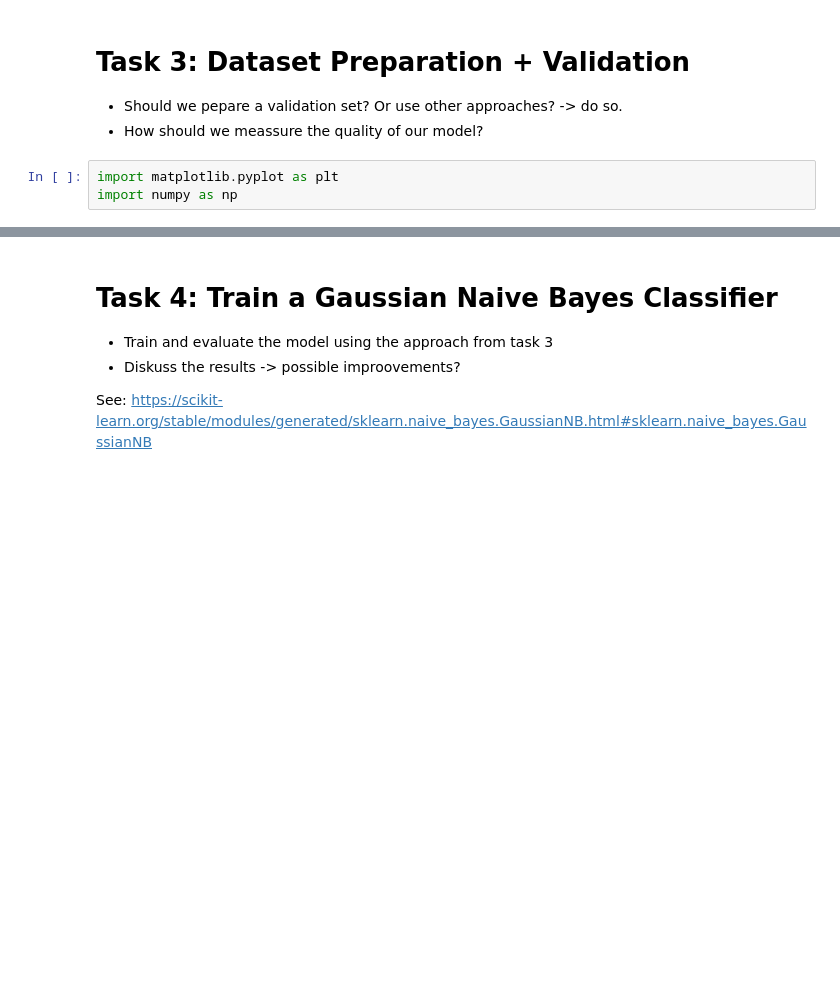
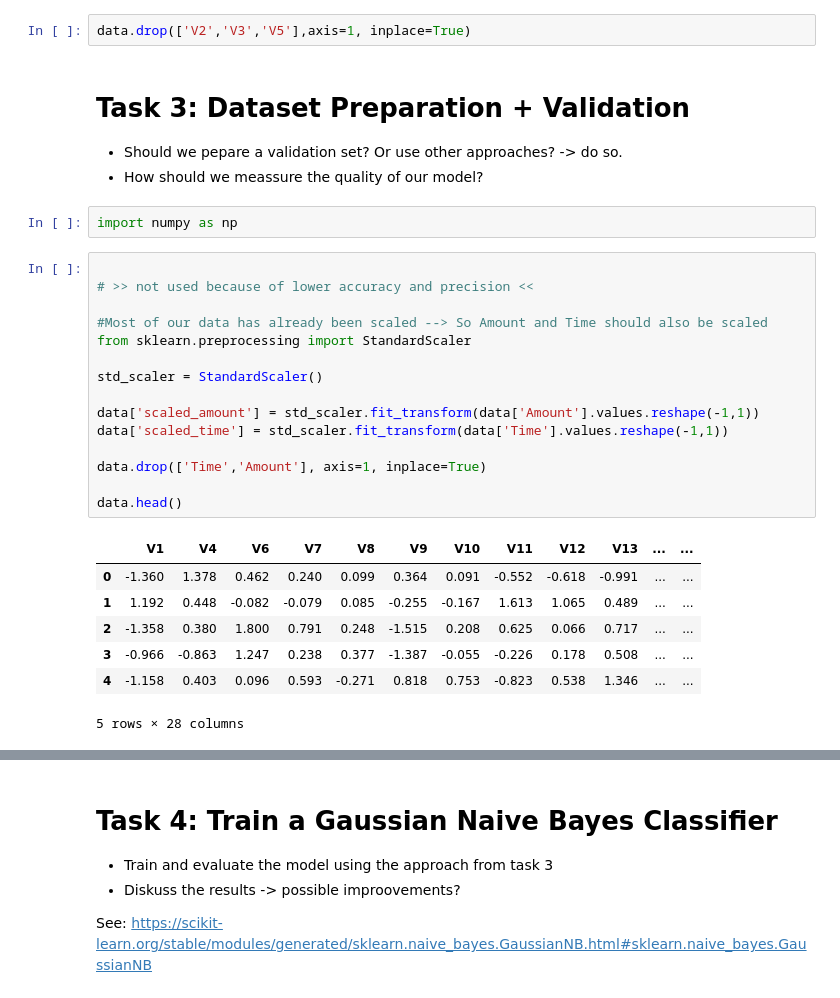
Before and after one commit to vbarn3/DataMining2020, a Jupyter notebook: week5/Assignment_1_fraud_detection.ipynb, the cells around one changed output, grey strips where cells are left out. Saved outputs shown, nothing was run; the diff lists cells and outputs as text; blank space fills up the shorter version.

```diff
--- a/week5/Assignment_1_fraud_detection.ipynb
+++ b/week5/Assignment_1_fraud_detection.ipynb
@@ -36,7 +136,31 @@ import pandas as pd
+# %%
+data.drop(['V2','V3','V5'],axis=1, inplace=True)
 # %% [markdown]
 # Task 3: Dataset Preparation + Validation
 * Should we pepare a validation set? Or use other approaches? -> do so.
 * How should we meassure the quality of our model?
 # %%
-import matplotlib.pyplot as plt
 import numpy as np
+# %%
+
+# >> not used because of lower accuracy and precision <<
+
+#Most of our data has already been scaled --> So Amount and Time should also be scaled
+from sklearn.preprocessing import StandardScaler
+
+std_scaler = StandardScaler()
+
+data['scaled_amount'] = std_scaler.fit_transform(data['Amount'].values.reshape(-1,1))
+data['scaled_time'] = std_scaler.fit_transform(data['Time'].values.reshape(-1,1))
+
+data.drop(['Time','Amount'], axis=1, inplace=True)
+
+data.head()
+# %% [output]
+|  | V1 | V4 | V6 | V7 | V8 | V9 | V10 | V11 | V12 | V13 | ... | ... |
+| 0 | -1.360 | 1.378 | 0.462 | 0.240 | 0.099 | 0.364 | 0.091 | -0.552 | -0.618 | -0.991 | ... | ... |
+| 1 | 1.192 | 0.448 | -0.082 | -0.079 | 0.085 | -0.255 | -0.167 | 1.613 | 1.065 | 0.489 | ... | ... |
+| 2 | -1.358 | 0.380 | 1.800 | 0.791 | 0.248 | -1.515 | 0.208 | 0.625 | 0.066 | 0.717 | ... | ... |
+| 3 | -0.966 | -0.863 | 1.247 | 0.238 | 0.377 | -1.387 | -0.055 | -0.226 | 0.178 | 0.508 | ... | ... |
+| 4 | -1.158 | 0.403 | 0.096 | 0.593 | -0.271 | 0.818 | 0.753 | -0.823 | 0.538 | 1.346 | ... | ... |
+5 rows × 28 columns
```
Also changed, not shown: parts of 15 cells of this notebook.
